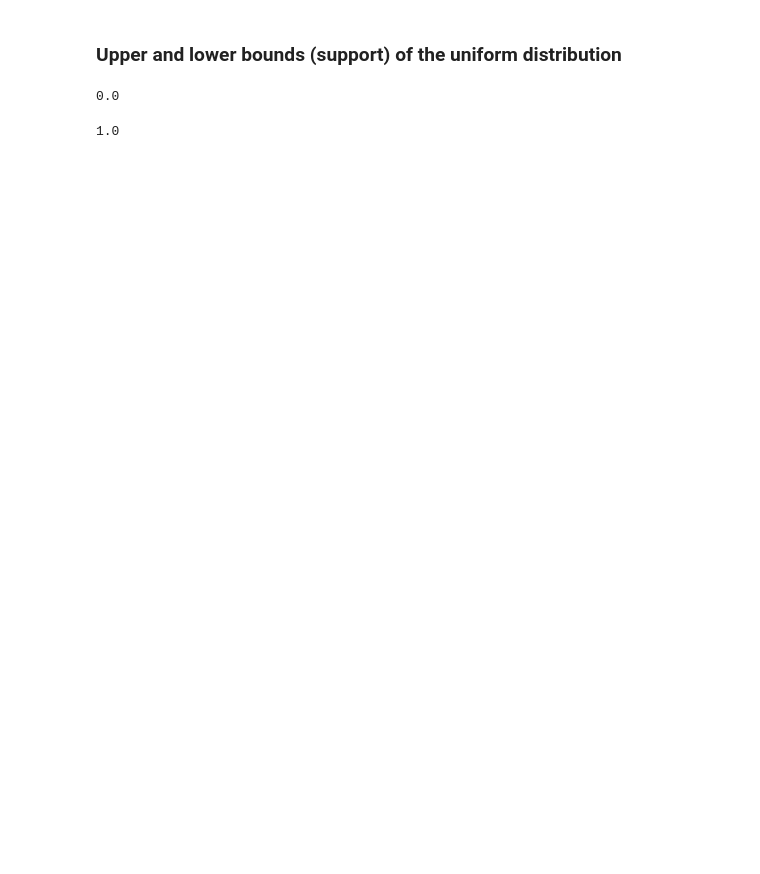
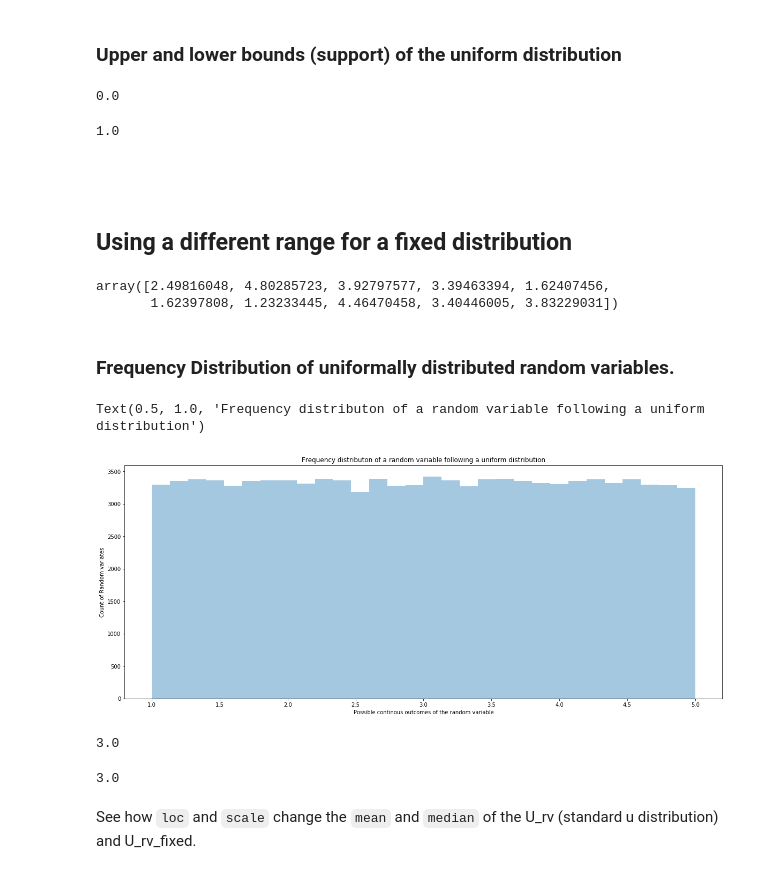
Before and after one commit to shwetapurushe/data-science-world, a Jupyter notebook: DS_Utils/Uniform_Distribution.ipynb, the cells around one changed output. Cells and saved outputs as stored; diff of their text form; code cells hidden in the pictures; blank space fills up the shorter version.

```diff
--- a/DS_Utils/Uniform_Distribution.ipynb
+++ b/DS_Utils/Uniform_Distribution.ipynb
@@ -78,3 +102,38 @@ uniform.a
 uniform.b
 # %% [output]
 1.0
+# %% [markdown]
+<br/>
+<br/>
+
+## Using a different range for a fixed distribution
+# %%
+U_rv_fixed = uniform(1, scale=4)
+# %%
+x = U_rv_fixed.rvs(size=100000, random_state=42)
+x[0:10]
+# %% [output]
+array([2.49816048, 4.80285723, 3.92797577, 3.39463394, 1.62407456,
+       1.62397808, 1.23233445, 4.46470458, 3.40446005, 3.83229031])
+# %% [markdown]
+### Frequency Distribution of uniformally distributed random variables.
+# %%
+plt.figure(figsize=(20,8))
+seaborn.distplot(x, kde=False, bins = 30)
+
+plt.xlabel('Possible continous outcomes of the random variable')
+plt.ylabel('Count of Random variates')
+plt.title('Frequency distributon of a random variable following a uniform distribution')
+# %% [output]
+Text(0.5, 1.0, 'Frequency distributon of a random variable following a uniform distribution')
+[figure, added]
+# %%
+U_rv_fixed.mean()
+# %% [output]
+3.0
+# %%
+U_rv_fixed.median()
+# %% [output]
+3.0
+# %% [markdown]
+See how `loc` and `scale` change the `mean` and `median` of the U_rv (standard u distribution) and U_rv_fixed.
```
Also changed, not shown: parts of 7 cells of this notebook, 1 other file.
